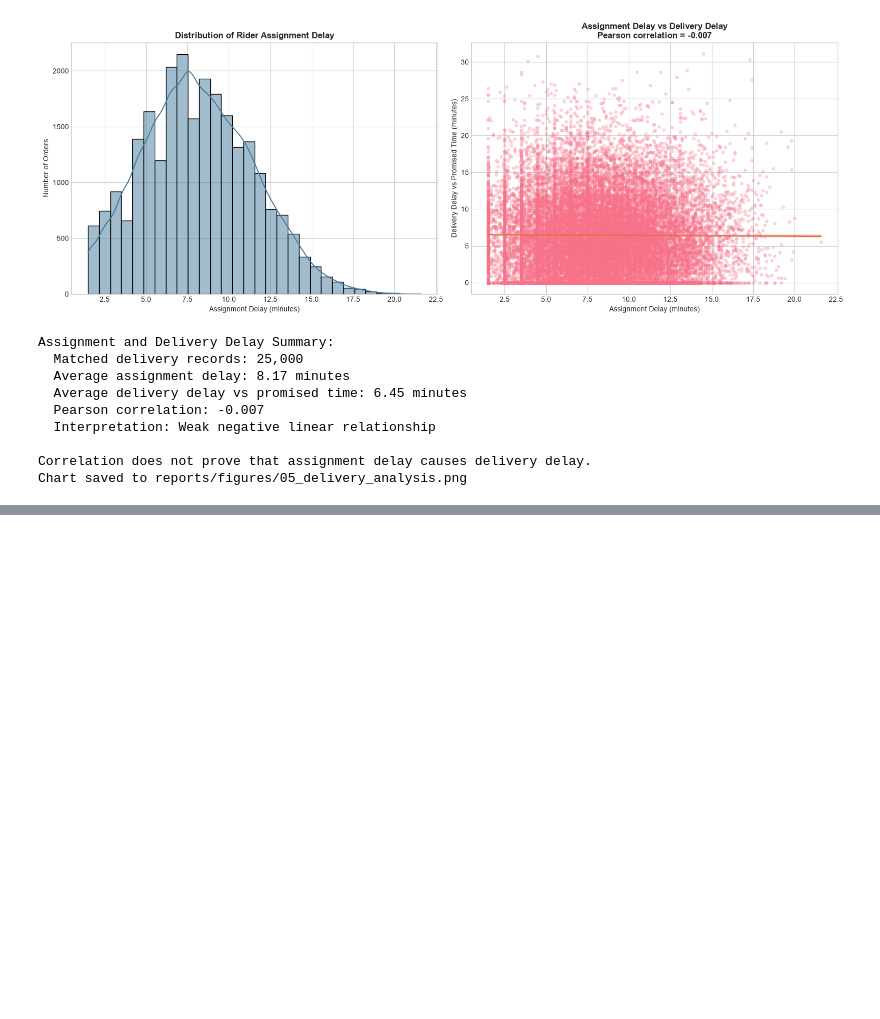
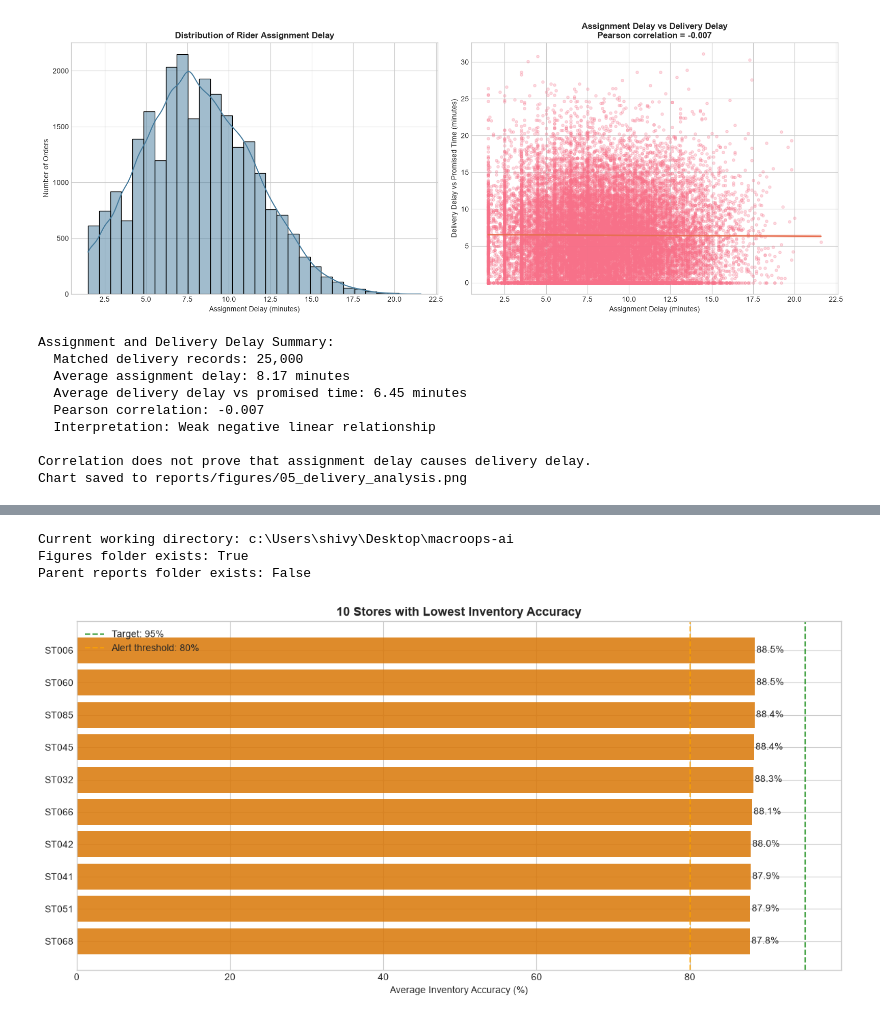
Before and after one commit to Shivyamahajan/macroops-ai, a Jupyter notebook: notebooks/01_EDA.ipynb, the cells around one changed output, grey strips where cells are left out. Cells and saved outputs as stored; diff of their text form; code cells hidden in the pictures; blank space fills up the shorter version.

```diff
--- a/notebooks/01_EDA.ipynb
+++ b/notebooks/01_EDA.ipynb
@@ -583,0 +671,80 @@ Chart saved to reports/figures/05_delivery_analysis.png
+# %%
+from pathlib import Path
+
+print("Current working directory:", Path.cwd())
+print("Figures folder exists:", Path("reports/figures").exists())
+print("Parent reports folder exists:", Path("../reports/figures").exists())
+# %% [output]
+Current working directory: c:\Users\shivy\Desktop\macroops-ai
+Figures folder exists: True
+Parent reports folder exists: False
+# %%
+# Cell 8 — Worst Stores by Inventory Accuracy
+
+store_inv = inventory.groupby('store_id').agg(
+    avg_accuracy=('inventory_accuracy_pct', 'mean'),
+    min_accuracy=('inventory_accuracy_pct', 'min'),
+    low_accuracy_count=(
+        'inventory_accuracy_pct', lambda x: (x < 80).sum()
+    ),
+    stockout_count=('stockout', lambda x: (x == 'Yes').sum()),
+    high_variance=(
+        'stock_variance', lambda x: (x.abs() > 10).sum()
+    ),
+).reset_index().sort_values('avg_accuracy')
+
+worst_inv = store_inv.head(10)
+best_inv = store_inv.tail(10)
+
+fig, ax = plt.subplots(figsize=(12, 6))
+
+bars = ax.barh(
+    worst_inv['store_id'],
+    worst_inv['avg_accuracy'],
+    color=[
+        '#DC2626' if a < 80 else '#D97706'
+        for a in worst_inv['avg_accuracy']
+    ],
+    alpha=0.85
+)
+
+ax.axvline(
+    x=95, color='green', linestyle='--', alpha=0.7,
+    label='Target: 95%'
+)
+ax.axvline(
+    x=80, color='orange', linestyle='--', alpha=0.7,
+    label='Alert threshold: 80%'
+)
+
+ax.set_title(
+    '10 Stores with Lowest Inventory Accuracy',
+    fontsize=13, fontweight='bold'
+)
+ax.set_xlabel('Average Inventory Accuracy (%)')
+ax.legend()
+
+for bar, row in zip(bars, worst_inv.itertuples()):
+    ax.text(
+        bar.get_width() + 0.2,
+        bar.get_y() + bar.get_height() / 2,
+        f'{row.avg_accuracy:.1f}%',
+        va='center'
+    )
+
+plt.tight_layout()
+plt.savefig(
+    'reports/figures/07_inventory_by_store.png',
+    dpi=150, bbox_inches='tight'
+)
+plt.show()
+
+print("10 stores with lowest inventory accuracy:")
+print(
+    worst_inv[
+        ['store_id', 'avg_accuracy', 'min_accuracy',
+         'low_accuracy_count', 'stockout_count', 'high_variance']
+    ].to_string(index=False)
+)
+# %% [output]
+[figure, added]
```
Also changed, not shown: parts of 6 cells of this notebook, 7 other files.
